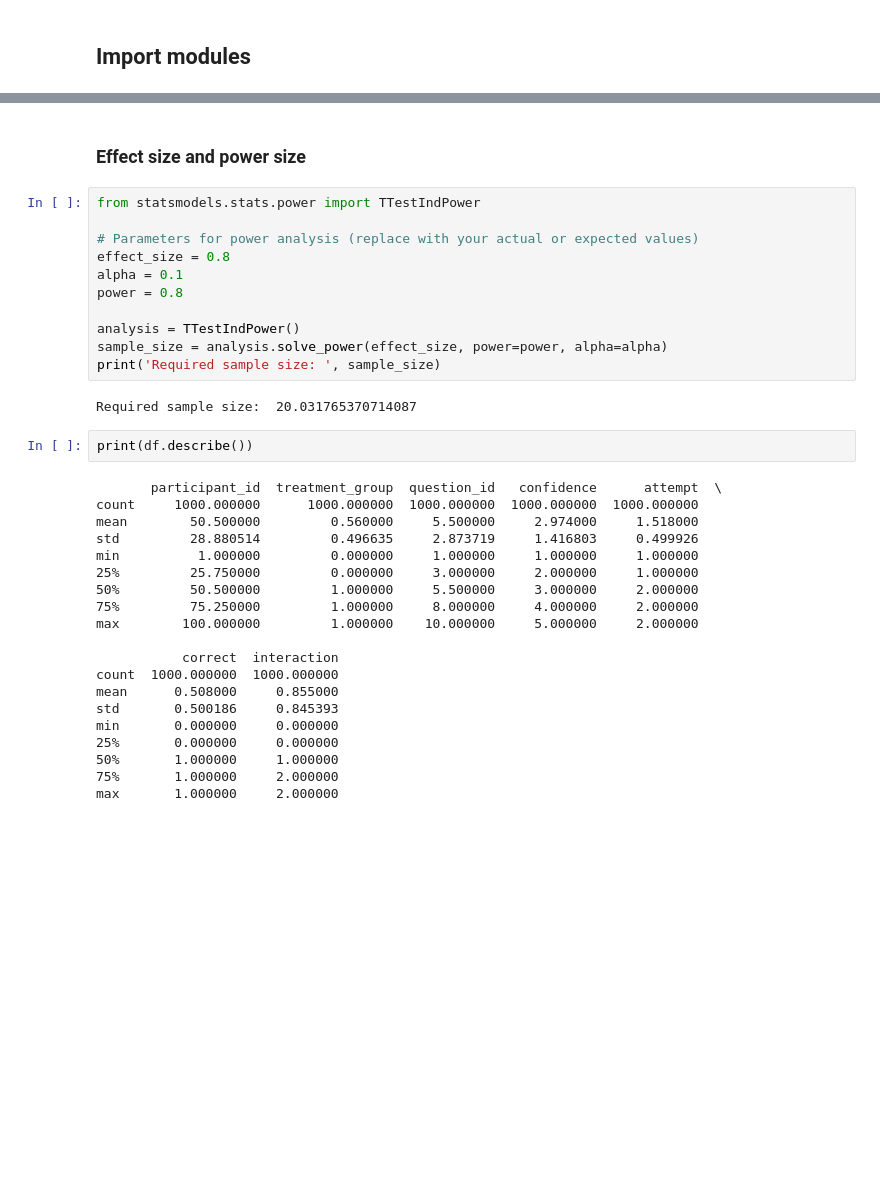
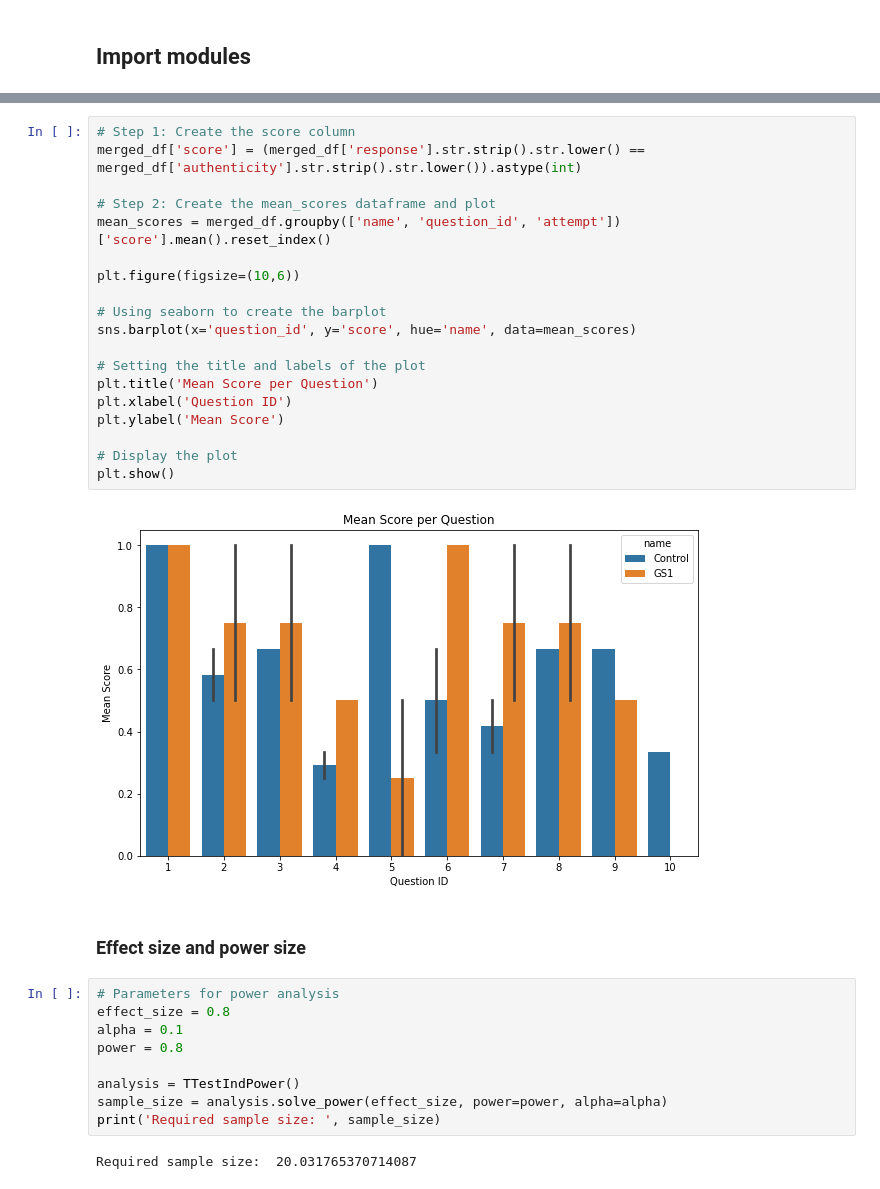
Before and after one commit to psxjs22/DissertationProject, a Jupyter notebook: data_analysis.ipynb, the cells around one changed output, grey strips where cells are left out. Cells and saved outputs as stored; diff of their text form; blank space fills up the shorter version.

```diff
--- a/data_analysis.ipynb
+++ b/data_analysis.ipynb
@@ -345,9 +228,28 @@ interaction         0.2957      0.255      1.158      0.247      -0.205       0.
+# %%
+# Step 1: Create the score column
+merged_df['score'] = (merged_df['response'].str.strip().str.lower() == merged_df['authenticity'].str.strip().str.lower()).astype(int)
+
+# Step 2: Create the mean_scores dataframe and plot
+mean_scores = merged_df.groupby(['name', 'question_id', 'attempt'])['score'].mean().reset_index()
+
+plt.figure(figsize=(10,6))
+
+# Using seaborn to create the barplot
+sns.barplot(x='question_id', y='score', hue='name', data=mean_scores)
+
+# Setting the title and labels of the plot
+plt.title('Mean Score per Question')
+plt.xlabel('Question ID')
+plt.ylabel('Mean Score')
+
+# Display the plot
+plt.show()
+# %% [output]
+[figure, added]
 # %% [markdown]
 ### Effect size and power size
 # %%
-from statsmodels.stats.power import TTestIndPower
-
-# Parameters for power analysis (replace with your actual or expected values)
+# Parameters for power analysis
 effect_size = 0.8
 alpha = 0.1
 power = 0.8
@@ -357,25 +259,3 @@ sample_size = analysis.solve_power(effect_size, power=power, alpha=alpha)
 print('Required sample size: ', sample_size)
 # %% [output]
 Required sample size:  20.031765370714087
-# %%
-print(df.describe())
-# %% [output]
-       participant_id  treatment_group  question_id   confidence      attempt  \
-count     1000.000000      1000.000000  1000.000000  1000.000000  1000.000000
-mean        50.500000         0.560000     5.500000     2.974000     1.518000
-std         28.880514         0.496635     2.873719     1.416803     0.499926
-min          1.000000         0.000000     1.000000     1.000000     1.000000
-25%         25.750000         0.000000     3.000000     2.000000     1.000000
-50%         50.500000         1.000000     5.500000     3.000000     2.000000
-75%         75.250000         1.000000     8.000000     4.000000     2.000000
-max        100.000000         1.000000    10.000000     5.000000     2.000000
-
-           correct  interaction
-count  1000.000000  1000.000000
-mean      0.508000     0.855000
-std       0.500186     0.845393
-min       0.000000     0.000000
-25%       0.000000     0.000000
-50%       1.000000     1.000000
-75%       1.000000     2.000000
-max       1.000000     2.000000
```
Also changed, not shown: parts of 71 cells of this notebook, 5 other files.
